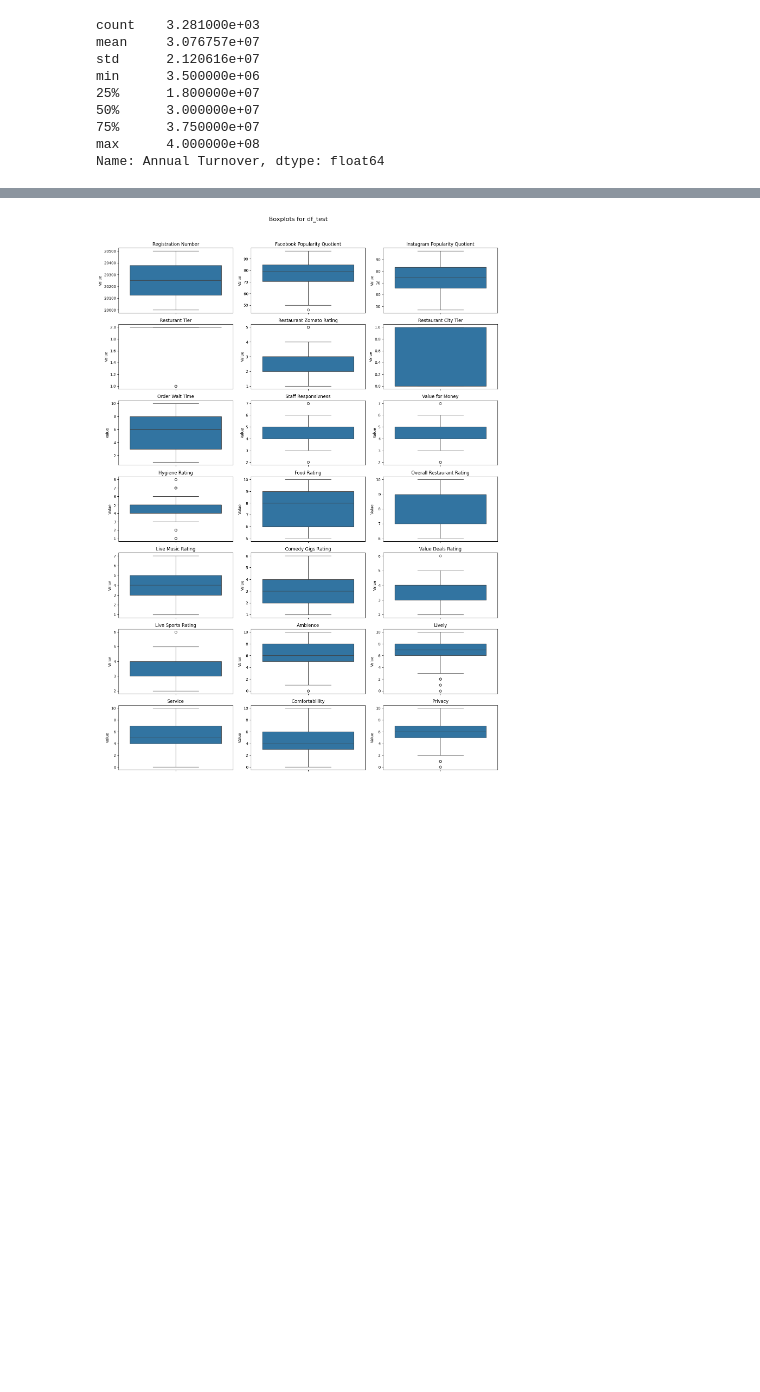
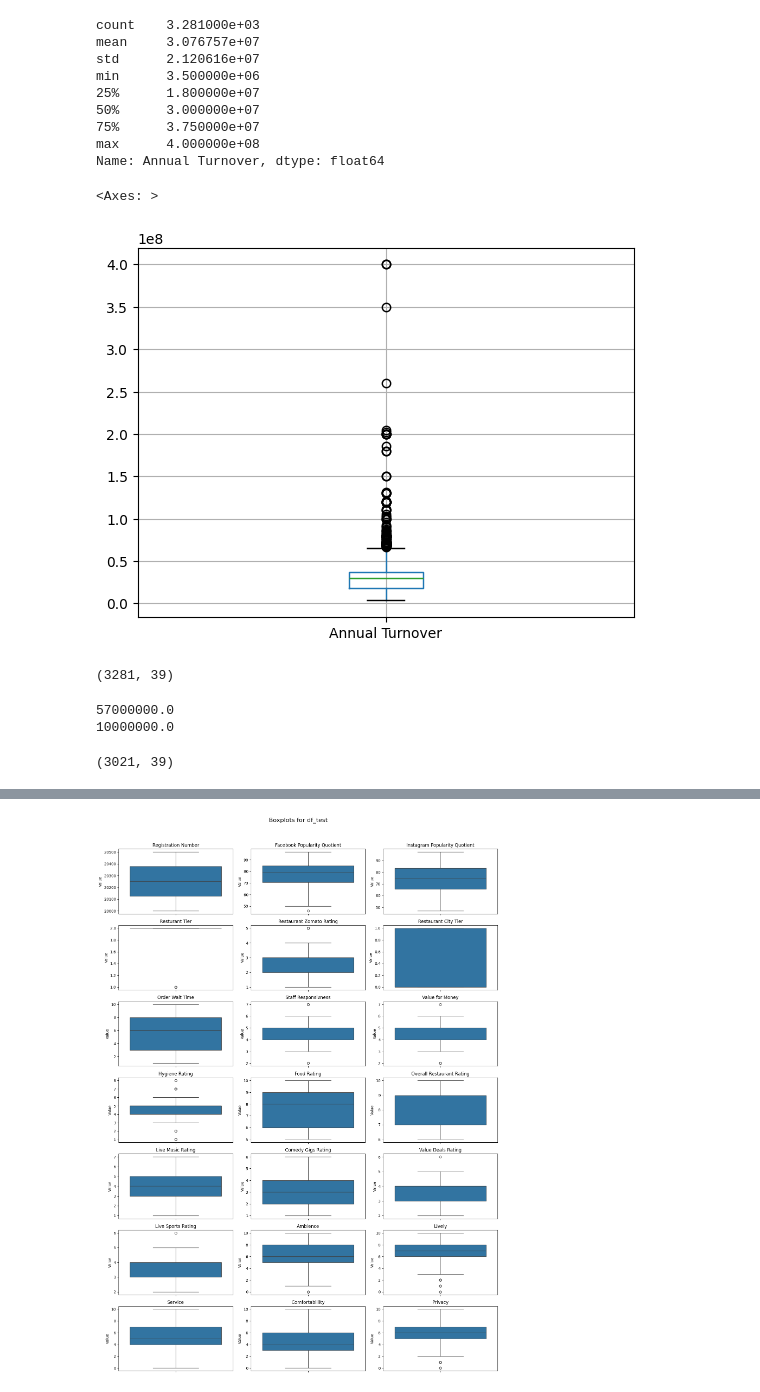
Before and after one commit to andresyarte/Restaurant-Turnover-Prediction, a Jupyter notebook: main.ipynb, the cells around one changed output, grey strips where cells are left out. Drawn from its saved outputs; the diff is of its cells as text; code cells hidden in the pictures; blank space fills up the shorter version.

Commit message:
Removed outliers

```diff
--- a/main.ipynb
+++ b/main.ipynb
@@ -906,8 +908,25 @@ min      3.500000e+06
 75%      3.750000e+07
 max      4.000000e+08
 Name: Annual Turnover, dtype: float64
+# %%
+df_train.boxplot(column='Annual Turnover', return_type='axes')
+# %% [output]
+<Axes: >
+[figure, added]
+# %%
+df_train.shape
+# %% [output]
+(3281, 39)
 # %%
 # Percentiles
 upper_limit = df_train['Annual Turnover'].quantile(0.95)
 print(upper_limit)
 lower_limit = df_train['Annual Turnover'].quantile(0.05)
+print(lower_limit)
+
+# Remove outliers
+df_train[(df_train['Annual Turnover'] <= upper_limit) & (df_train['Annual Turnover'] >= lower_limit)].shape
+# %% [output]
+57000000.0
+10000000.0
+(3021, 39)
```
Also changed, not shown: parts of 7 cells of this notebook.
